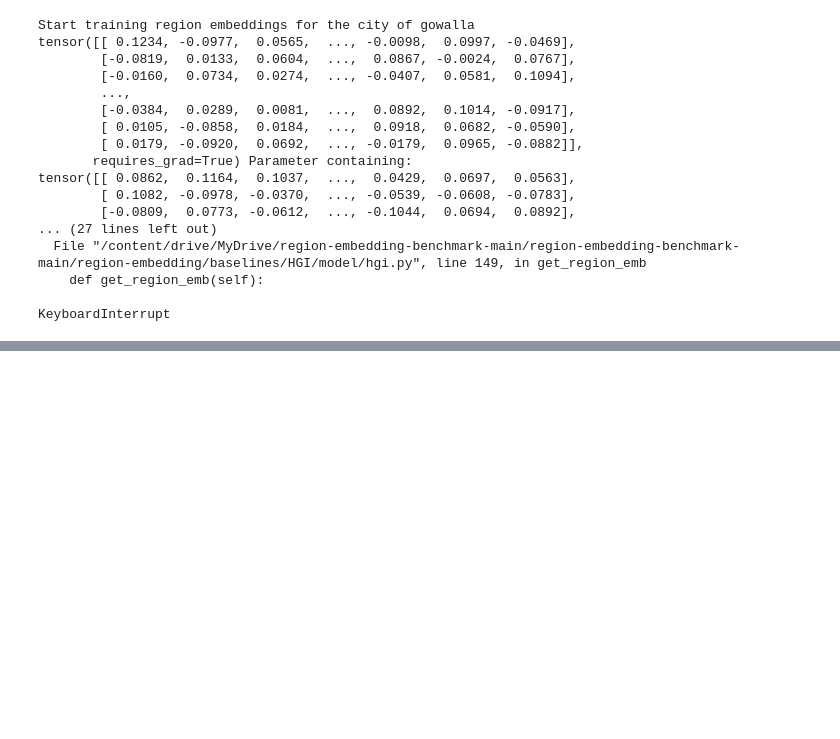
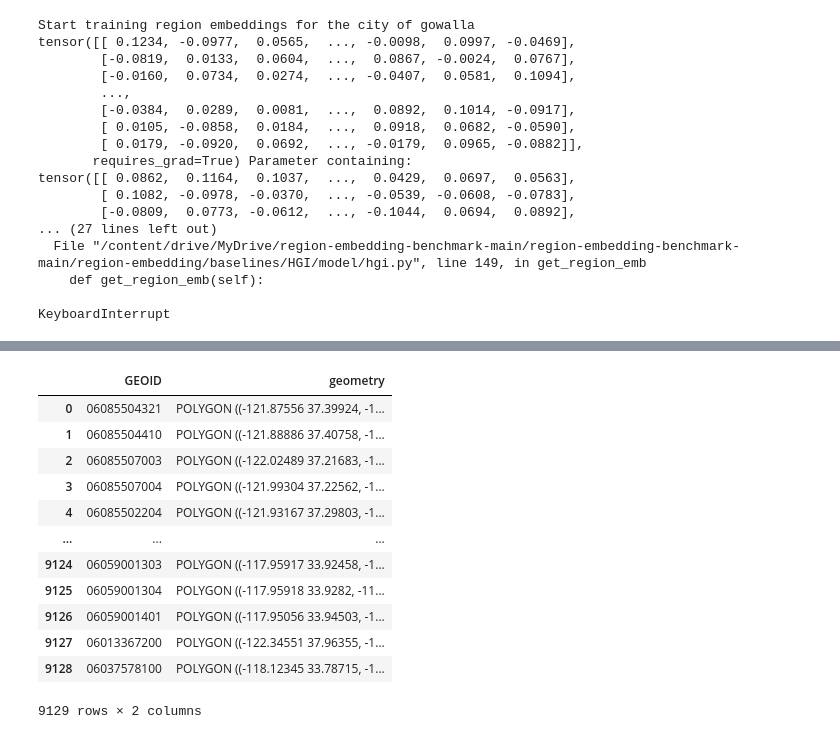
Before and after one commit to TarikSalles/POC-MTLPOI-Embeddings, a Jupyter notebook: HGI.ipynb, the cells around one changed output, grey strips where cells are left out. Drawn from its saved outputs; the diff is of its cells as text; code cells hidden in the pictures; blank space fills up the shorter version.

```diff
--- a/HGI.ipynb
+++ b/HGI.ipynb
@@ -1235,0 +1265,18 @@ KeyboardInterrupt
+# %%
+tl[["GEOID","geometry"]] ##TODO: Passar arquivo para HGI (CSV)
+
+## BORO -> GEOID
+# %% [output]
+|  | GEOID | geometry |
+| 0 | 06085504321 | POLYGON ((-121.87556 37.39924, -1... |
+| 1 | 06085504410 | POLYGON ((-121.88886 37.40758, -1... |
+| 2 | 06085507003 | POLYGON ((-122.02489 37.21683, -1... |
+| 3 | 06085507004 | POLYGON ((-121.99304 37.22562, -1... |
+| 4 | 06085502204 | POLYGON ((-121.93167 37.29803, -1... |
+| ... | ... | ... |
+| 9124 | 06059001303 | POLYGON ((-117.95917 33.92458, -1... |
+| 9125 | 06059001304 | POLYGON ((-117.95918 33.9282, -11... |
+| 9126 | 06059001401 | POLYGON ((-117.95056 33.94503, -1... |
+| 9127 | 06013367200 | POLYGON ((-122.34551 37.96355, -1... |
+| 9128 | 06037578100 | POLYGON ((-118.12345 33.78715, -1... |
+9129 rows × 2 columns
```
Also changed, not shown: parts of 30 cells of this notebook.
